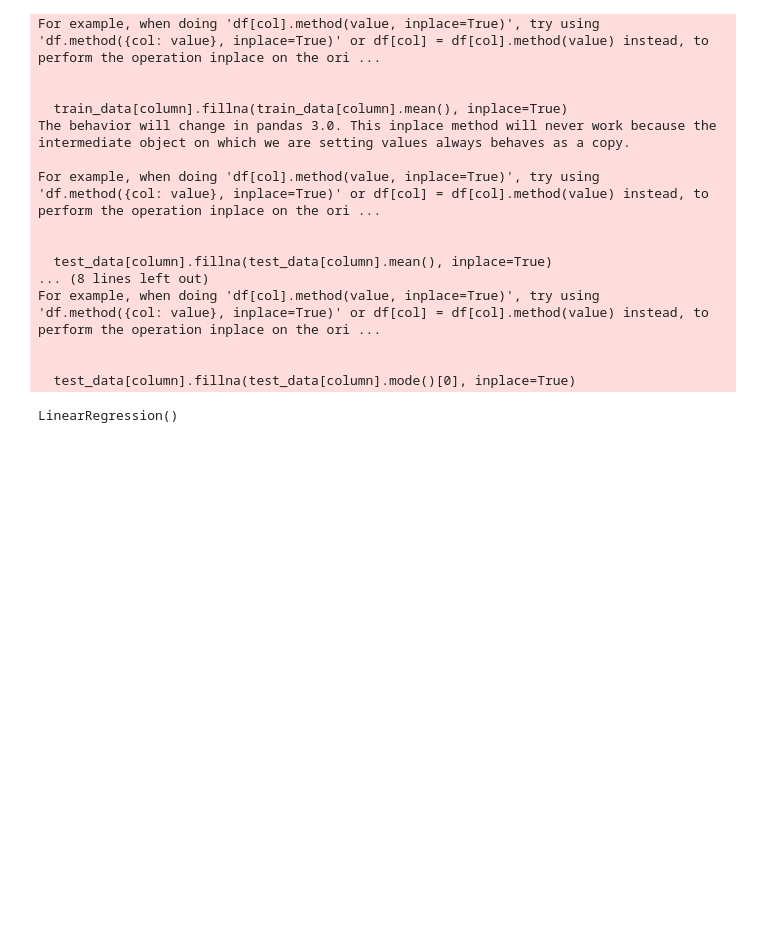
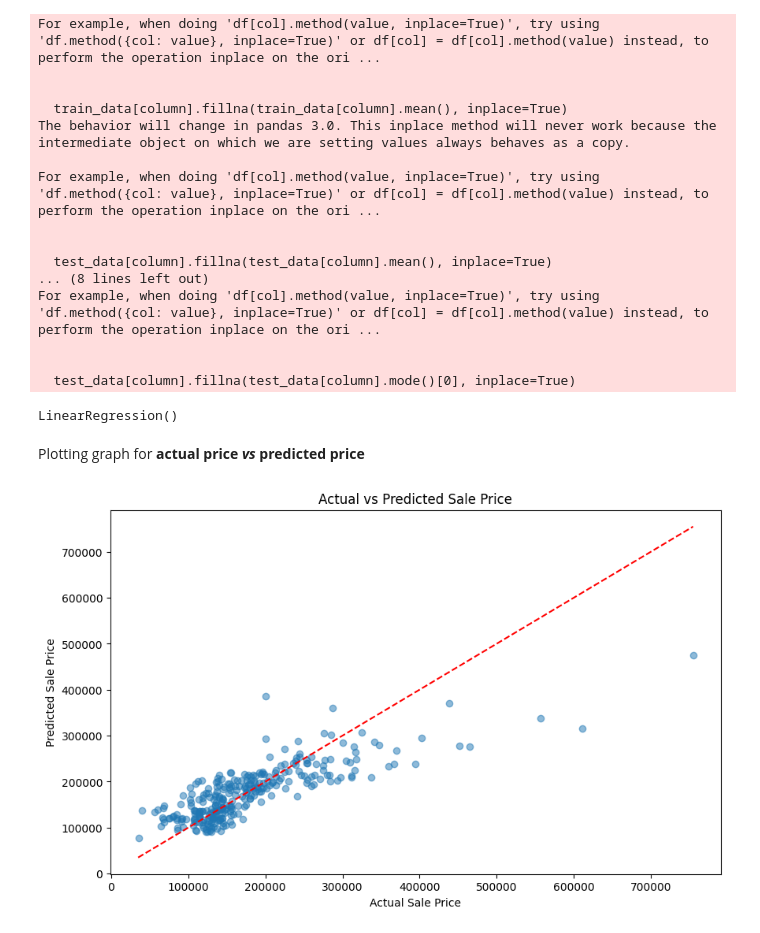
Before and after one commit to Lekshitha3124/House_Price_Prediction, a Jupyter notebook: House_Prediction.ipynb, the cells around one changed output. Cells and saved outputs as stored; diff of their text form; code cells hidden in the pictures; blank space fills up the shorter version.

```diff
--- a/House_Prediction.ipynb
+++ b/House_Prediction.ipynb
@@ -60,3 +60,20 @@ For example, when doing 'df[col].method(value, inplace=True)', try using 'df.met
 
   test_data[column].fillna(test_data[column].mode()[0], inplace=True)
 LinearRegression()
+# %%
+y_pred = model.predict(X_val)
+mae = mean_absolute_error(y_val, y_pred)
+mse = mean_squared_error(y_val, y_pred)
+r2 = r2_score(y_val, y_pred)
+# %% [markdown]
+Plotting graph for **actual price** ***vs*** **predicted price**
+# %%
+plt.figure(figsize=(10, 6))
+plt.scatter(y_val, y_pred, alpha=0.5)
+plt.xlabel('Actual Sale Price')
+plt.ylabel('Predicted Sale Price')
+plt.title('Actual vs Predicted Sale Price')
+plt.plot([y.min(), y.max()], [y.min(), y.max()], 'r--')
+plt.show()
+# %% [output]
+[figure, added]
```
Also changed, not shown: parts of 2 cells of this notebook.
